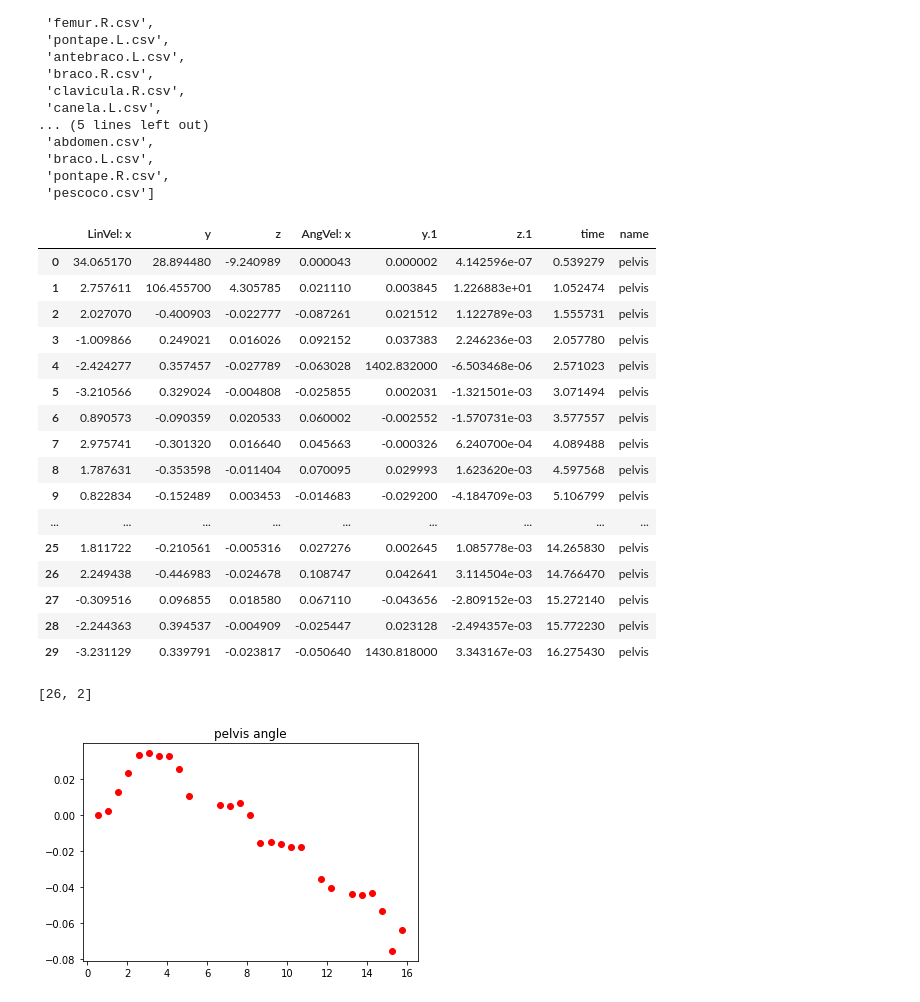
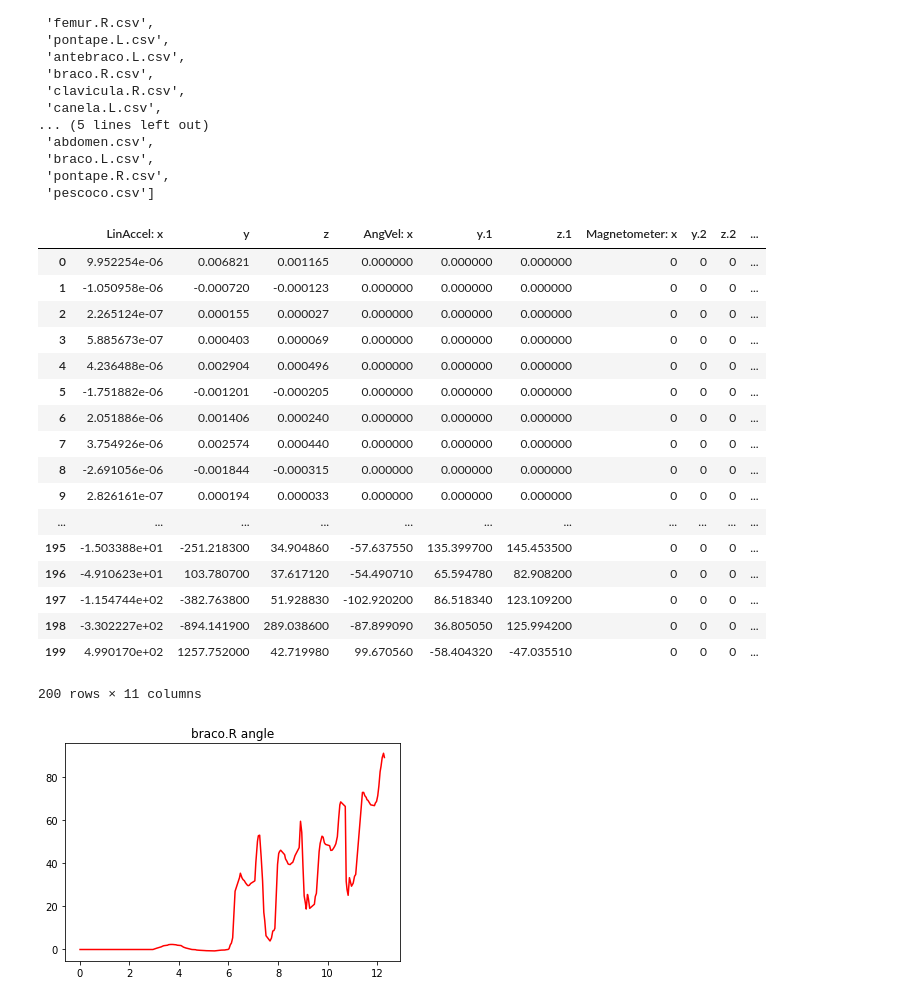
Before and after one commit to danielkopp4/HumanPoseUnitySim, a Jupyter notebook: csvs/visualize_csv.ipynb, the cells around one changed output. Drawn from its saved outputs; the diff is of its cells as text; code cells hidden in the pictures.

```diff
--- a/csvs/visualize_csv.ipynb
+++ b/csvs/visualize_csv.ipynb
@@ -29,27 +29,28 @@ files
  'pontape.R.csv',
  'pescoco.csv']
 # %%
-part = "pelvis"
+part = "braco.R"
 data = pd.read_csv("{}.csv".format(part))
 data
 # %% [output]
-|  | LinVel: x | y | z | AngVel: x | y.1 | z.1 | time | name |
-| 0 | 34.065170 | 28.894480 | -9.240989 | 0.000043 | 0.000002 | 4.142596e-07 | 0.539279 | pelvis |
-| 1 | 2.757611 | 106.455700 | 4.305785 | 0.021110 | 0.003845 | 1.226883e+01 | 1.052474 | pelvis |
-| 2 | 2.027070 | -0.400903 | -0.022777 | -0.087261 | 0.021512 | 1.122789e-03 | 1.555731 | pelvis |
-| 3 | -1.009866 | 0.249021 | 0.016026 | 0.092152 | 0.037383 | 2.246236e-03 | 2.057780 | pelvis |
-| 4 | -2.424277 | 0.357457 | -0.027789 | -0.063028 | 1402.832000 | -6.503468e-06 | 2.571023 | pelvis |
-| 5 | -3.210566 | 0.329024 | -0.004808 | -0.025855 | 0.002031 | -1.321501e-03 | 3.071494 | pelvis |
-| 6 | 0.890573 | -0.090359 | 0.020533 | 0.060002 | -0.002552 | -1.570731e-03 | 3.577557 | pelvis |
-| 7 | 2.975741 | -0.301320 | 0.016640 | 0.045663 | -0.000326 | 6.240700e-04 | 4.089488 | pelvis |
-| 8 | 1.787631 | -0.353598 | -0.011404 | 0.070095 | 0.029993 | 1.623620e-03 | 4.597568 | pelvis |
-| 9 | 0.822834 | -0.152489 | 0.003453 | -0.014683 | -0.029200 | -4.184709e-03 | 5.106799 | pelvis |
-| ... | ... | ... | ... | ... | ... | ... | ... | ... |
-| 25 | 1.811722 | -0.210561 | -0.005316 | 0.027276 | 0.002645 | 1.085778e-03 | 14.265830 | pelvis |
-| 26 | 2.249438 | -0.446983 | -0.024678 | 0.108747 | 0.042641 | 3.114504e-03 | 14.766470 | pelvis |
-| 27 | -0.309516 | 0.096855 | 0.018580 | 0.067110 | -0.043656 | -2.809152e-03 | 15.272140 | pelvis |
-| 28 | -2.244363 | 0.394537 | -0.004909 | -0.025447 | 0.023128 | -2.494357e-03 | 15.772230 | pelvis |
-| 29 | -3.231129 | 0.339791 | -0.023817 | -0.050640 | 1430.818000 | 3.343167e-03 | 16.275430 | pelvis |
+|  | LinAccel: x | y | z | AngVel: x | y.1 | z.1 | Magnetometer: x | y.2 | z.2 | ... |
+| 0 | 9.952254e-06 | 0.006821 | 0.001165 | 0.000000 | 0.000000 | 0.000000 | 0 | 0 | 0 | ... |
+| 1 | -1.050958e-06 | -0.000720 | -0.000123 | 0.000000 | 0.000000 | 0.000000 | 0 | 0 | 0 | ... |
+| 2 | 2.265124e-07 | 0.000155 | 0.000027 | 0.000000 | 0.000000 | 0.000000 | 0 | 0 | 0 | ... |
+| 3 | 5.885673e-07 | 0.000403 | 0.000069 | 0.000000 | 0.000000 | 0.000000 | 0 | 0 | 0 | ... |
+| 4 | 4.236488e-06 | 0.002904 | 0.000496 | 0.000000 | 0.000000 | 0.000000 | 0 | 0 | 0 | ... |
+| 5 | -1.751882e-06 | -0.001201 | -0.000205 | 0.000000 | 0.000000 | 0.000000 | 0 | 0 | 0 | ... |
+| 6 | 2.051886e-06 | 0.001406 | 0.000240 | 0.000000 | 0.000000 | 0.000000 | 0 | 0 | 0 | ... |
+| 7 | 3.754926e-06 | 0.002574 | 0.000440 | 0.000000 | 0.000000 | 0.000000 | 0 | 0 | 0 | ... |
+| 8 | -2.691056e-06 | -0.001844 | -0.000315 | 0.000000 | 0.000000 | 0.000000 | 0 | 0 | 0 | ... |
+| 9 | 2.826161e-07 | 0.000194 | 0.000033 | 0.000000 | 0.000000 | 0.000000 | 0 | 0 | 0 | ... |
+| ... | ... | ... | ... | ... | ... | ... | ... | ... | ... | ... |
+| 195 | -1.503388e+01 | -251.218300 | 34.904860 | -57.637550 | 135.399700 | 145.453500 | 0 | 0 | 0 | ... |
+| 196 | -4.910623e+01 | 103.780700 | 37.617120 | -54.490710 | 65.594780 | 82.908200 | 0 | 0 | 0 | ... |
+| 197 | -1.154744e+02 | -382.763800 | 51.928830 | -102.920200 | 86.518340 | 123.109200 | 0 | 0 | 0 | ... |
+| 198 | -3.302227e+02 | -894.141900 | 289.038600 | -87.899090 | 36.805050 | 125.994200 | 0 | 0 | 0 | ... |
+| 199 | 4.990170e+02 | 1257.752000 | 42.719980 | 99.670560 | -58.404320 | -47.035510 | 0 | 0 | 0 | ... |
+200 rows × 11 columns
 # %%
 def drop(data, sort, percent=0.06, by_axis=False):
     to_drop = []
@@ -59,8 +60,10 @@ def drop(data, sort, percent=0.06, by_axis=False):
         i += 1
 
     return data.drop(data.index[to_drop])
+#     return data
 
-def filter_data(data, key, percent=0.2, by_axis=False):
+def filter_data(data, key, percent=0.03, by_axis=False):
+#     return data
     if by_axis:
         y = data.iloc[:,key]
     else:
@@ -68,8 +71,10 @@ def filter_data(data, key, percent=0.2, by_axis=False):
 
     x = range(len(y))
     xy = list(zip(x, y))
+
+    #should sort by abs of derivative
     sort = sorted(xy, key=lambda tup: tup[1], reverse=True)
-    data = drop(data, sort)
+    data = drop(data, sort, percent=percent)
     data.reset_index(drop=True)
     if by_axis:
         y = data.iloc[:,key]
@@ -83,16 +88,22 @@ def filter_data(data, key, percent=0.2, by_axis=False):
     if not by_axis:
         key = data.columns.get_loc(key)
 
-    i = 0
-    while i < len(y) * percent:
-        row = sort[i][0]
-        if (row == len(xy) - 1):
-            data.iloc[row, key] = data.iloc[row - 1, key]
-        elif (row == 0):
-            data.iloc[row, key] = data.iloc[row + 1, key]
-        else:
-            data.iloc[row, key] = 0.5 * (data.iloc[row - 1, key] + data.iloc[row + 1, key])
-        i += 1
+#     i = 0
+#     while i < len(y) * percent:
+#         row = sort[i][0]
+#         if (row == len(xy) - 1):
+#             data.iloc[row, key] = data.iloc[row - 1, key]
+#         elif (row == 0):
+#             data.iloc[row, key] = data.iloc[row + 1, key]
+#         else:
+#             data.iloc[row, key] = 0.5 * (data.iloc[row - 1, key] + data.iloc[row + 1, key])
+#         i += 1
+
+    for row in range(len(sort)):
+        if row == 0:
+            continue
+
+        data.iloc[row, key] = (1 - percent) * data.iloc[row, key] + percent * data.iloc[row - 1, key]
 
     return data
 # %%
@@ -110,15 +121,13 @@ def integrate(xy):
         i += 1
     return integrals
 # %%
-data = filter_data(data, "y.1")
+data = filter_data(data, "y.1", percent=0.03)
-# %% [output]
-[26, 2]
 # %%
 zipped = list(zip(data["time"], data["y.1"]))
 
-plt.plot(data["time"], integrate(zipped), 'ro')
+plt.plot(data["time"], integrate(zipped), 'r')
 plt.title("{} angle".format(part))
 plt.show()
 # %% [output]
-[figure, old version]
+[figure, new version]
 # %%
```
Also changed, not shown: parts of 2 cells of this notebook, 44 other files.
